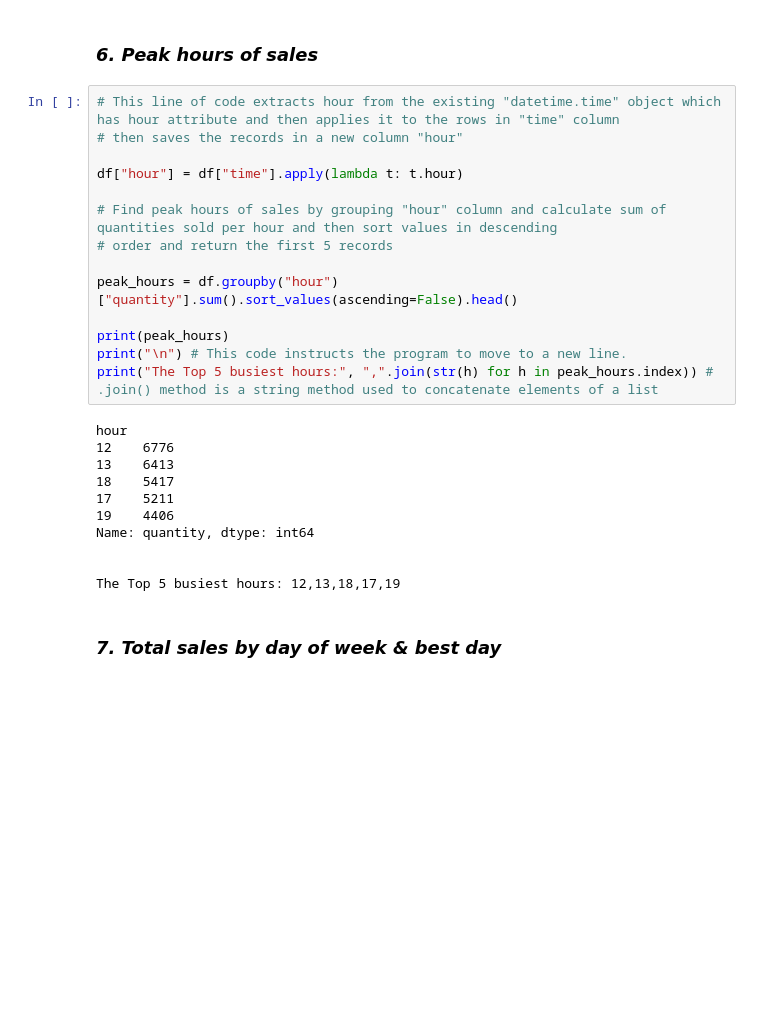
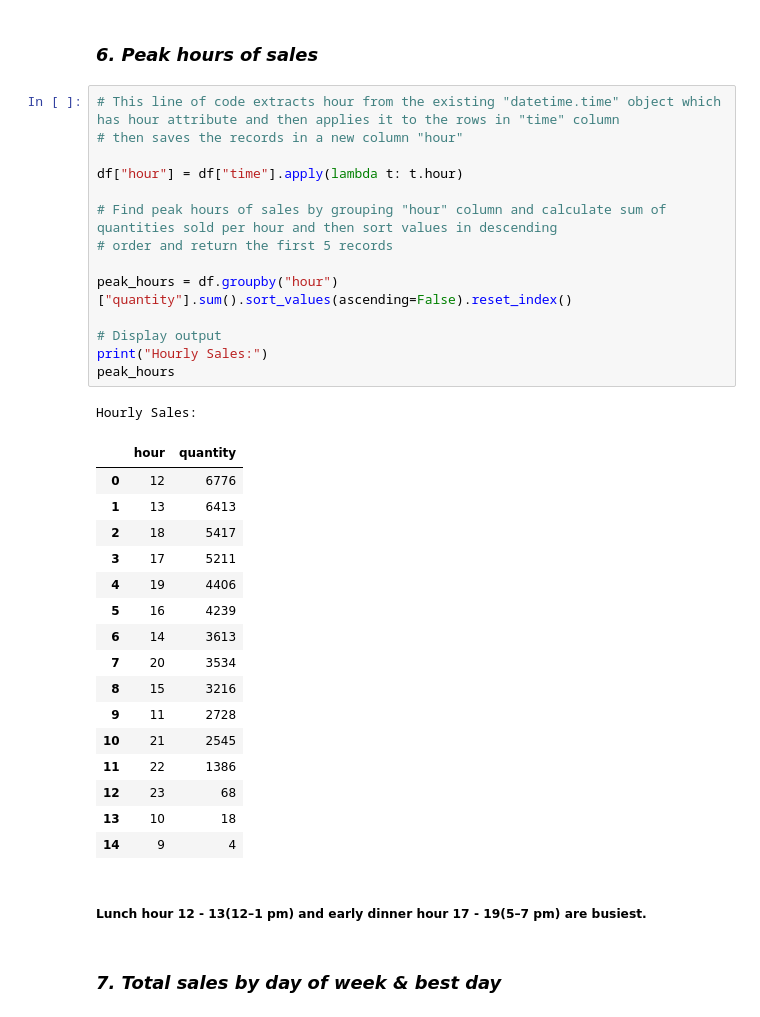
Before and after one commit to Han-Myo/Pizza-Sales-Analysis, a Jupyter notebook: Hanmyo Ibifuro George.ipynb, the cells around one changed output. Drawn from its saved outputs; the diff is of its cells as text; blank space fills up the shorter version.

```diff
--- a/Hanmyo Ibifuro George.ipynb
+++ b/Hanmyo Ibifuro George.ipynb
@@ -516,28 +516,37 @@ Average Price of Pizzas: 16.49
 # %%
 # This line of code extracts hour from the existing "datetime.time" object which has hour attribute and then applies it to the rows in "time" column
 # then saves the records in a new column "hour"
 
 df["hour"] = df["time"].apply(lambda t: t.hour)
 
 # Find peak hours of sales by grouping "hour" column and calculate sum of quantities sold per hour and then sort values in descending
 # order and return the first 5 records
 
-peak_hours = df.groupby("hour")["quantity"].sum().sort_values(ascending=False).head()
+peak_hours = df.groupby("hour")["quantity"].sum().sort_values(ascending=False).reset_index()
 
-print(peak_hours)
-print("\n") # This code instructs the program to move to a new line.
-print("The Top 5 busiest hours:", ",".join(str(h) for h in peak_hours.index)) # .join() method is a string method used to concatenate elements of a list
+# Display output
+print("Hourly Sales:")
+peak_hours
 # %% [output]
-hour
-12    6776
-13    6413
-18    5417
-17    5211
-19    4406
-Name: quantity, dtype: int64
-
-
-The Top 5 busiest hours: 12,13,18,17,19
+Hourly Sales:
+|  | hour | quantity |
+| 0 | 12 | 6776 |
+| 1 | 13 | 6413 |
+| 2 | 18 | 5417 |
+| 3 | 17 | 5211 |
+| 4 | 19 | 4406 |
+| 5 | 16 | 4239 |
+| 6 | 14 | 3613 |
+| 7 | 20 | 3534 |
+| 8 | 15 | 3216 |
+| 9 | 11 | 2728 |
+| 10 | 21 | 2545 |
+| 11 | 22 | 1386 |
+| 12 | 23 | 68 |
+| 13 | 10 | 18 |
+| 14 | 9 | 4 |
+# %% [markdown]
+##### Lunch hour 12 - 13(12–1 pm) and early dinner hour 17 - 19(5–7 pm) are busiest.
 # %% [markdown]
 ### *7. Total sales by day of week & best day*
 # %%
```
Also changed, not shown: parts of 9 cells of this notebook.
